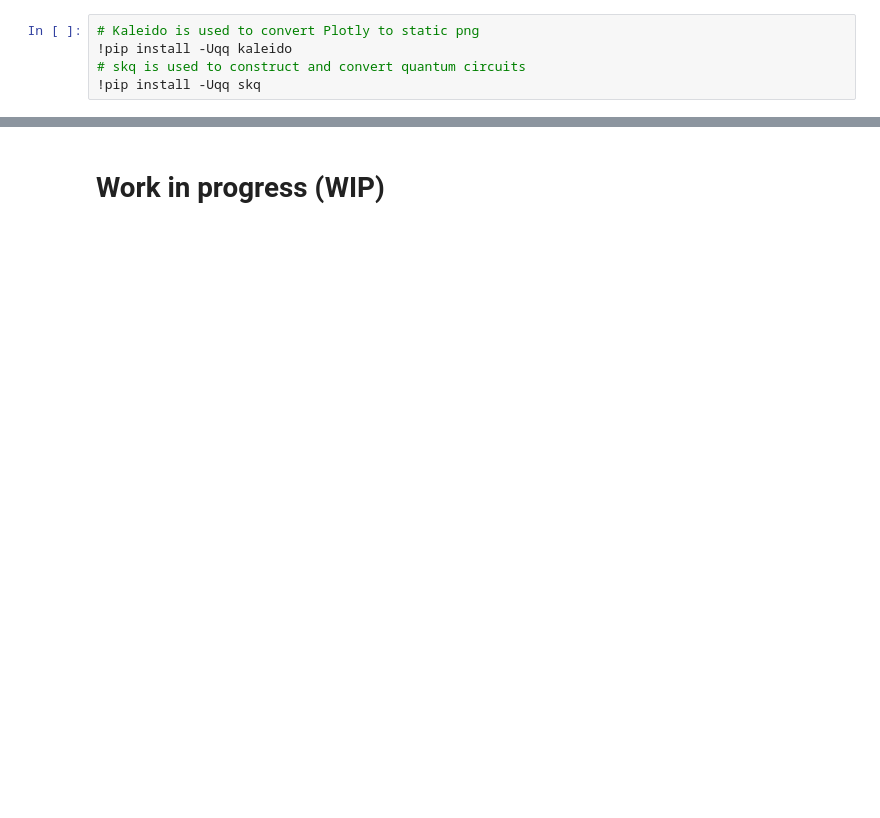
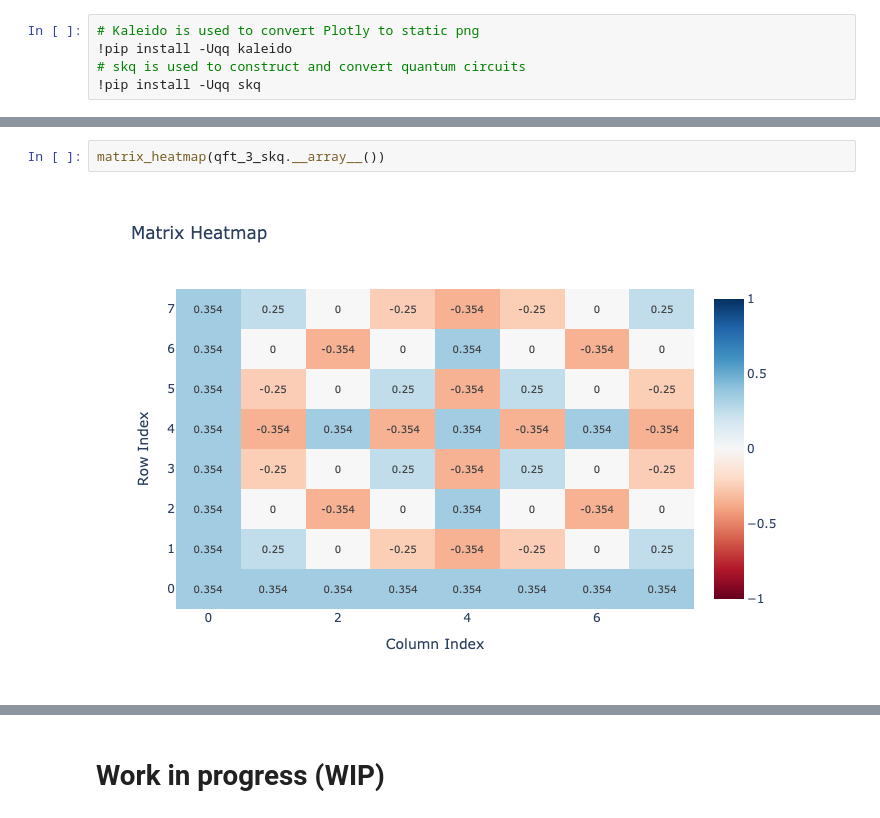
Before and after one commit to CarloLepelaars/q4p, a Jupyter notebook: nbs/06-shor.ipynb, the cells around one changed output, grey strips where cells are left out. Drawn from its saved outputs; the diff is of its cells as text; blank space fills up the shorter version.

```diff
--- a/nbs/06-shor.ipynb
+++ b/nbs/06-shor.ipynb
@@ -81,0 +91,4 @@ Total cost of Shor's algorithm is $O(n^3)$. This is because the controlled unita
+# %%
+matrix_heatmap(qft_3_skq.__array__())
+# %% [output]
+[figure, added]
```
Also changed, not shown: parts of 27 cells of this notebook, 2 other files.
